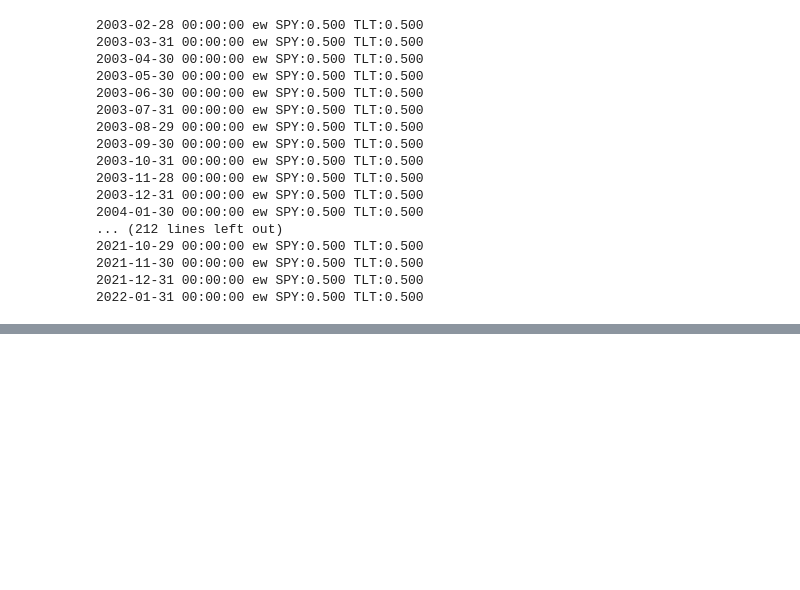
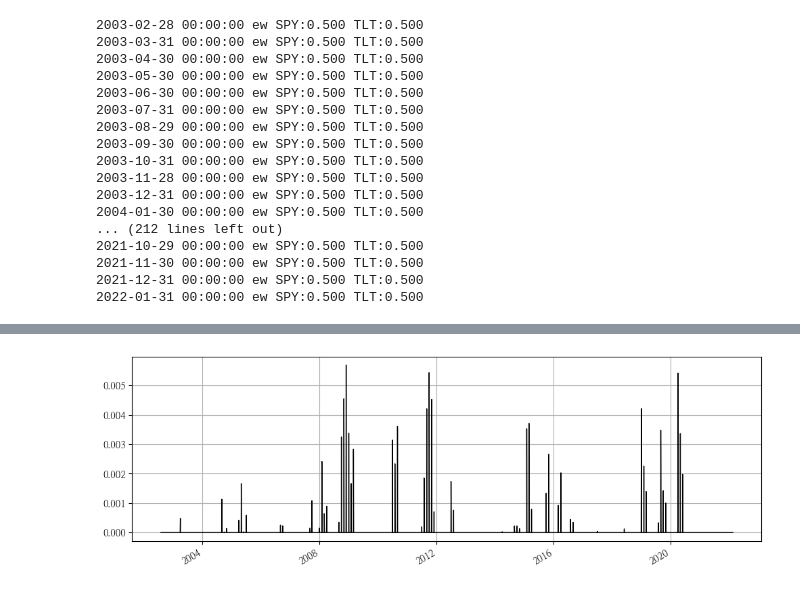
Before and after one commit to hermian/startetf, a Jupyter notebook: 2.39_앙상블미국_책재현_children.ipynb, the cells around one changed output, grey strips where cells are left out. Cells and saved outputs as stored; diff of their text form; code cells hidden in the pictures; blank space fills up the shorter version.

```diff
--- a/2.39_앙상블미국_책재현_children.ipynb
+++ b/2.39_앙상블미국_책재현_children.ipynb
@@ -303,0 +303,4 @@ ensemble -22.460
+# %%
+bt_ensemble.turnover.plot(c='black', figsize=(12, 4));
+# %% [output]
+[figure, added]
```
Also changed, not shown: parts of 11 cells of this notebook, 1 other file.
